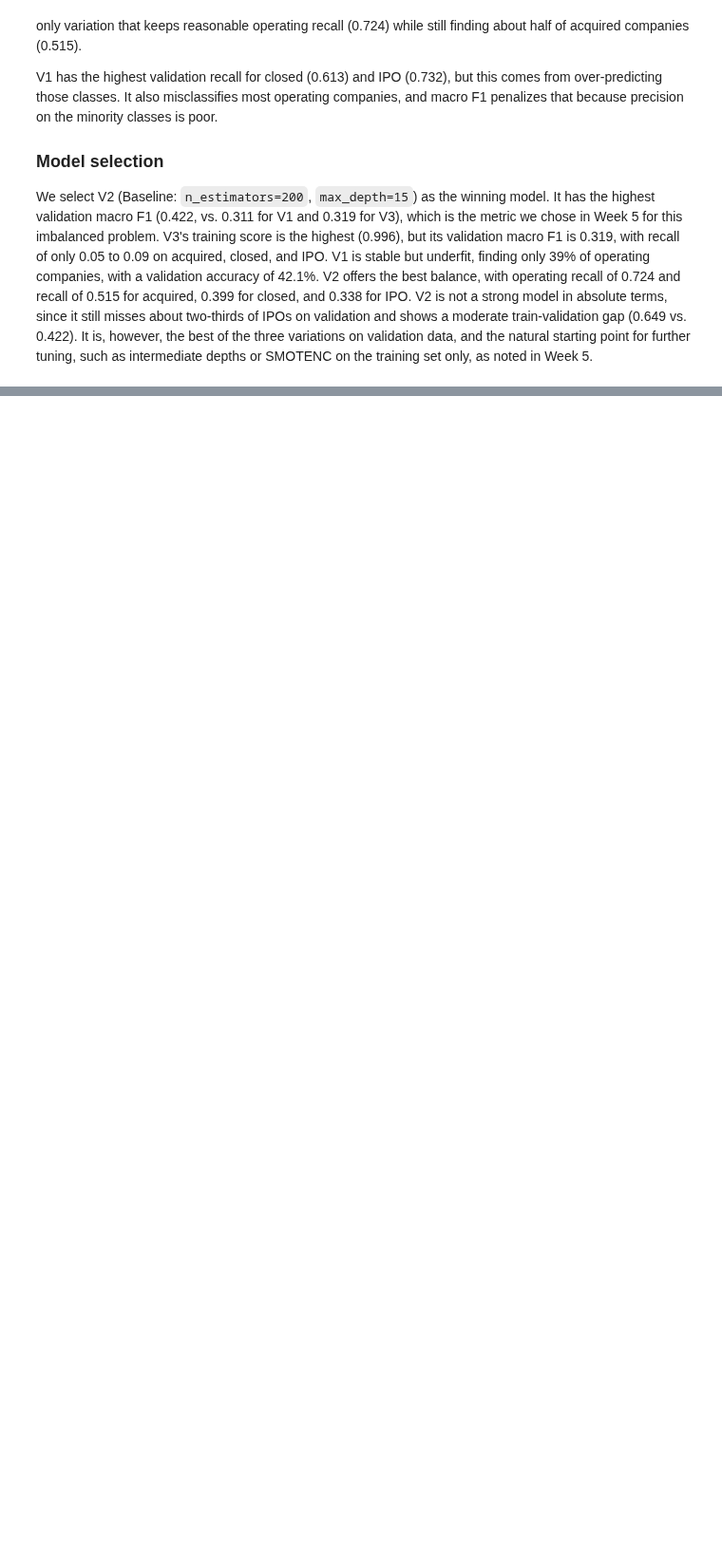
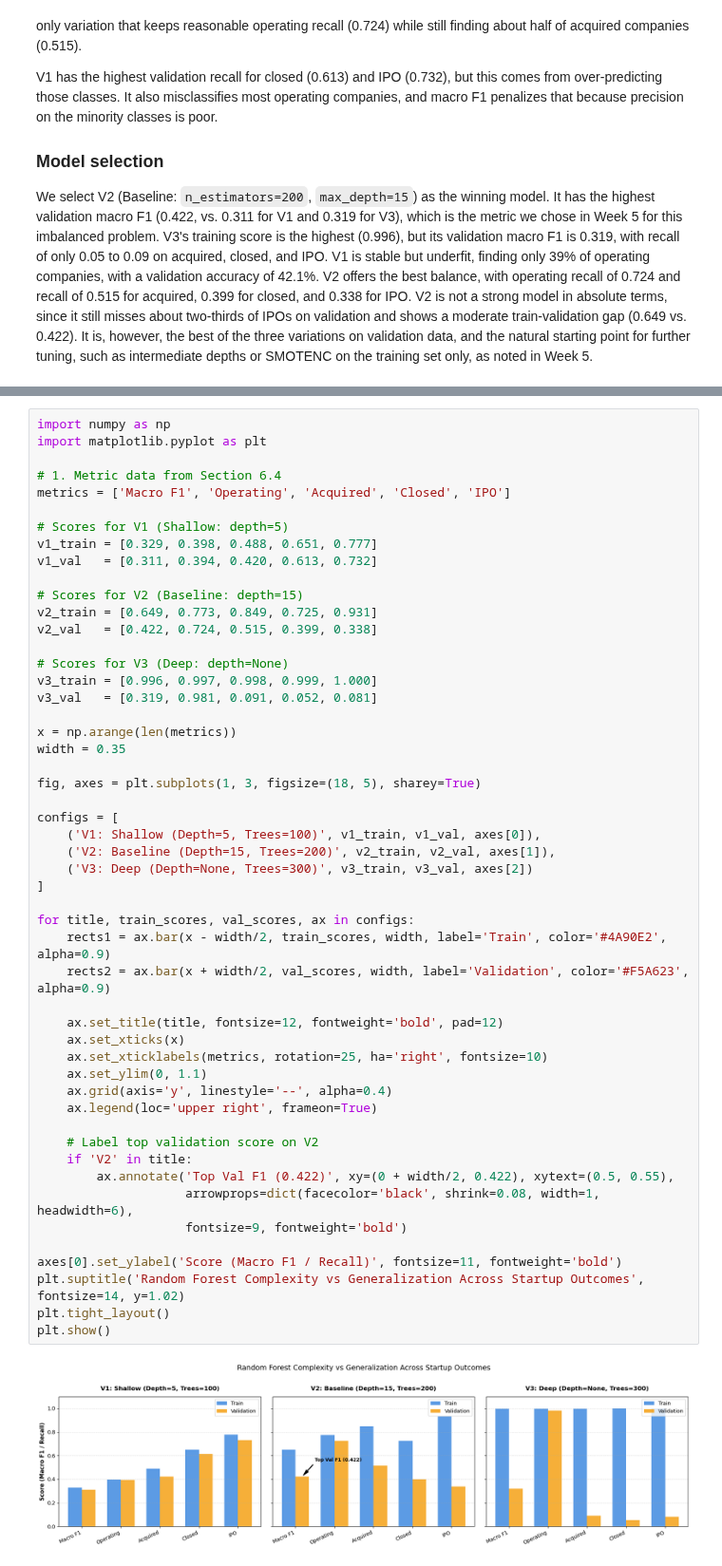
Before and after one commit to Hughes-Tyler/AnalyticsCapstone, a Jupyter notebook: notebooks/main.ipynb, the cells around one changed output, grey strips where cells are left out. Shown at 95% size. Drawn from its saved outputs; the diff is of its cells as text; blank space fills up the shorter version.

Commit message:
Complete Week 6 Person 4: add write-up, evaluation charts, and predictions

```diff
--- a/notebooks/main.ipynb
+++ b/notebooks/main.ipynb
@@ -1561,0 +1584,53 @@ We select V2 (Baseline: `n_estimators=200`, `max_depth=15`) as the winning model
+# %%
+import numpy as np
+import matplotlib.pyplot as plt
+
+# 1. Metric data from Section 6.4
+metrics = ['Macro F1', 'Operating', 'Acquired', 'Closed', 'IPO']
+
+# Scores for V1 (Shallow: depth=5)
+v1_train = [0.329, 0.398, 0.488, 0.651, 0.777]
+v1_val   = [0.311, 0.394, 0.420, 0.613, 0.732]
+
+# Scores for V2 (Baseline: depth=15)
+v2_train = [0.649, 0.773, 0.849, 0.725, 0.931]
+v2_val   = [0.422, 0.724, 0.515, 0.399, 0.338]
+
+# Scores for V3 (Deep: depth=None)
+v3_train = [0.996, 0.997, 0.998, 0.999, 1.000]
+v3_val   = [0.319, 0.981, 0.091, 0.052, 0.081]
+
+x = np.arange(len(metrics))
+width = 0.35
+
+fig, axes = plt.subplots(1, 3, figsize=(18, 5), sharey=True)
+
+configs = [
+    ('V1: Shallow (Depth=5, Trees=100)', v1_train, v1_val, axes[0]),
+    ('V2: Baseline (Depth=15, Trees=200)', v2_train, v2_val, axes[1]),
+    ('V3: Deep (Depth=None, Trees=300)', v3_train, v3_val, axes[2])
+]
+
+for title, train_scores, val_scores, ax in configs:
+    rects1 = ax.bar(x - width/2, train_scores, width, label='Train', color='#4A90E2', alpha=0.9)
+    rects2 = ax.bar(x + width/2, val_scores, width, label='Validation', color='#F5A623', alpha=0.9)
+
+    ax.set_title(title, fontsize=12, fontweight='bold', pad=12)
+    ax.set_xticks(x)
+    ax.set_xticklabels(metrics, rotation=25, ha='right', fontsize=10)
+    ax.set_ylim(0, 1.1)
+    ax.grid(axis='y', linestyle='--', alpha=0.4)
+    ax.legend(loc='upper right', frameon=True)
+
+    # Label top validation score on V2
+    if 'V2' in title:
+        ax.annotate('Top Val F1 (0.422)', xy=(0 + width/2, 0.422), xytext=(0.5, 0.55),
+                    arrowprops=dict(facecolor='black', shrink=0.08, width=1, headwidth=6),
+                    fontsize=9, fontweight='bold')
+
+axes[0].set_ylabel('Score (Macro F1 / Recall)', fontsize=11, fontweight='bold')
+plt.suptitle('Random Forest Complexity vs Generalization Across Startup Outcomes', fontsize=14, y=1.02)
+plt.tight_layout()
+plt.show()
+# %% [output]
+[figure, added]
```
Also changed, not shown: parts of 9 cells of this notebook, 3 other files.
